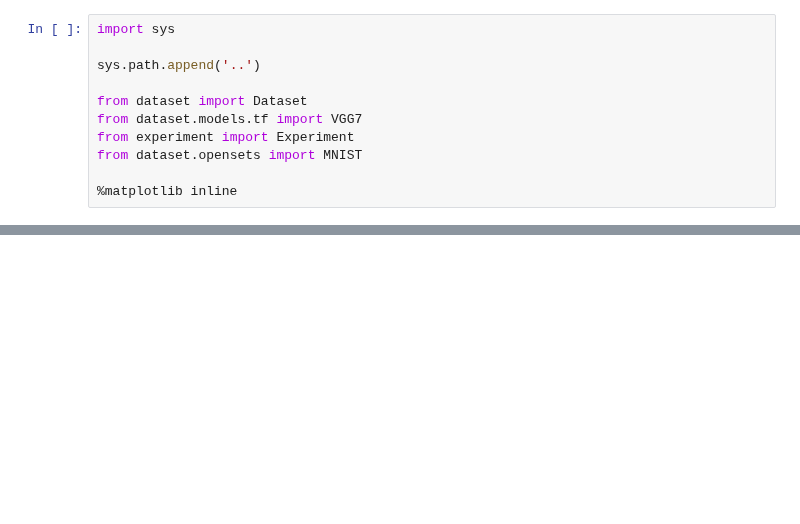
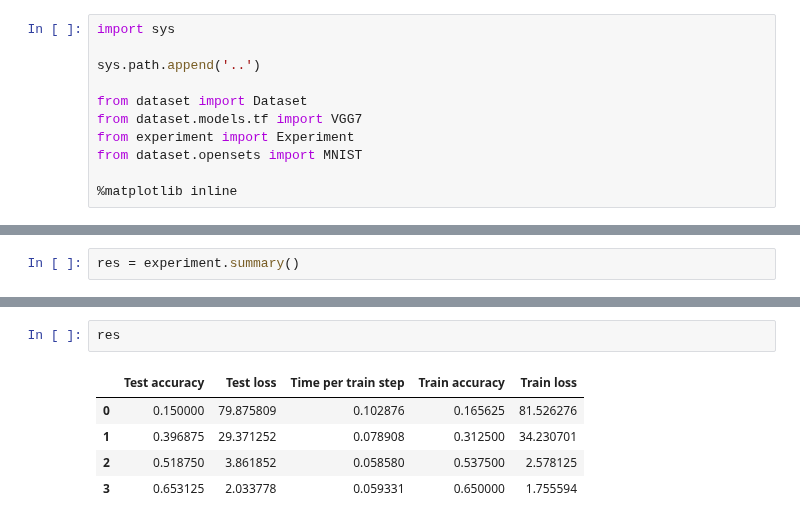
Before and after one commit to analysiscenter/az_training, a Jupyter notebook: alexey_kozhevin/task_07/experiment_demo.ipynb, the cells around one changed output, grey strips where cells are left out. Cells and saved outputs as stored; diff of their text form; blank space fills up the shorter version.

```diff
--- a/alexey_kozhevin/task_07/experiment_demo.ipynb
+++ b/alexey_kozhevin/task_07/experiment_demo.ipynb
@@ -20,0 +21,2 @@ experiment.summary()
+# %%
+res = experiment.summary()
@@ -20,0 +41,8 @@ experiment.summary()
+# %%
+res
+# %% [output]
+|  | Test accuracy | Test loss | Time per train step | Train accuracy | Train loss |
+| 0 | 0.150000 | 79.875809 | 0.102876 | 0.165625 | 81.526276 |
+| 1 | 0.396875 | 29.371252 | 0.078908 | 0.312500 | 34.230701 |
+| 2 | 0.518750 | 3.861852 | 0.058580 | 0.537500 | 2.578125 |
+| 3 | 0.653125 | 2.033778 | 0.059331 | 0.650000 | 1.755594 |
```
Also changed, not shown: parts of 8 cells of this notebook, 1 other file.
